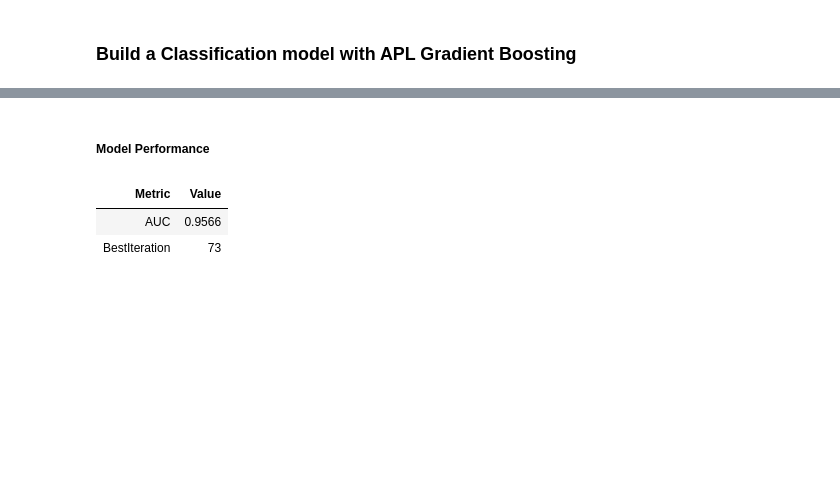
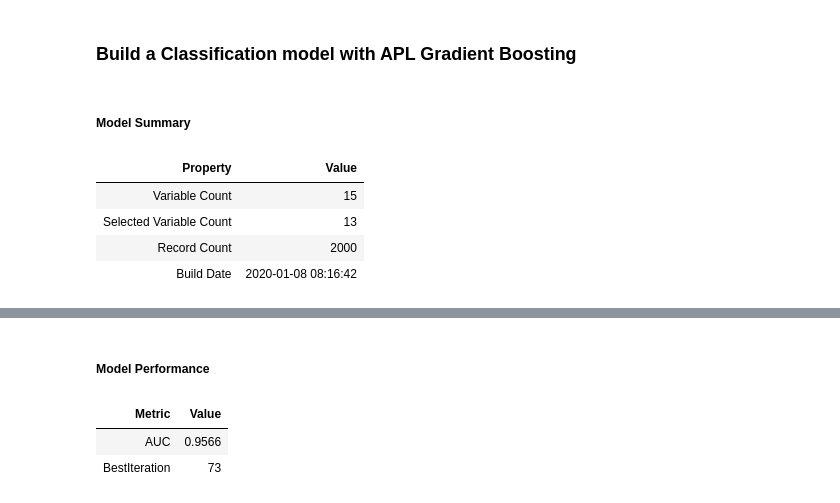
Before and after one commit to SAP-samples/hana-ml-samples, a Jupyter notebook: Python-API/apl/notebooks/HANA_ML_APL_GB_FRAUD.ipynb, the cells around one changed output, grey strips where cells are left out. Cells and saved outputs as stored; diff of their text form; code cells hidden in the pictures; blank space fills up the shorter version.

```diff
--- a/Python-API/apl/notebooks/HANA_ML_APL_GB_FRAUD.ipynb
+++ b/Python-API/apl/notebooks/HANA_ML_APL_GB_FRAUD.ipynb
@@ -41,3 +37,20 @@ from hana_ml.algorithms.apl.gradient_boosting_classification import GradientBoos
 model = GradientBoostingBinaryClassifier(conn_context=conn)
 # Train the model
 model.fit(training_data, label='IS_FRAUD', key='CLAIM_ID')
+# %% [markdown]
+##### Model Summary
+# %%
+summary_df = model.get_summary().collect()
+df = summary_df[summary_df.KEY.isin(['ModelVariableCount', 'ModelSelectedVariableCount', 'ModelRecordCount',
+                                     'ModelBuildDate'])].copy()
+df['KEY'] = df['KEY'].str.replace('Model', '').str.replace('Selected', 'Selected ')
+df['KEY'] = df['KEY'].str.replace('Count', ' Count').str.replace('Date', ' Date')
+df = df[['KEY','VALUE']]
+df.columns = ['Property', 'Value']
+df.style.hide_index()
+# %% [output]
+| Property | Value |
+| Variable Count | 15 |
+| Selected Variable Count | 13 |
+| Record Count | 2000 |
+| Build Date | 2020-01-08 08:16:42 |
```
Also changed, not shown: parts of 14 cells of this notebook.
